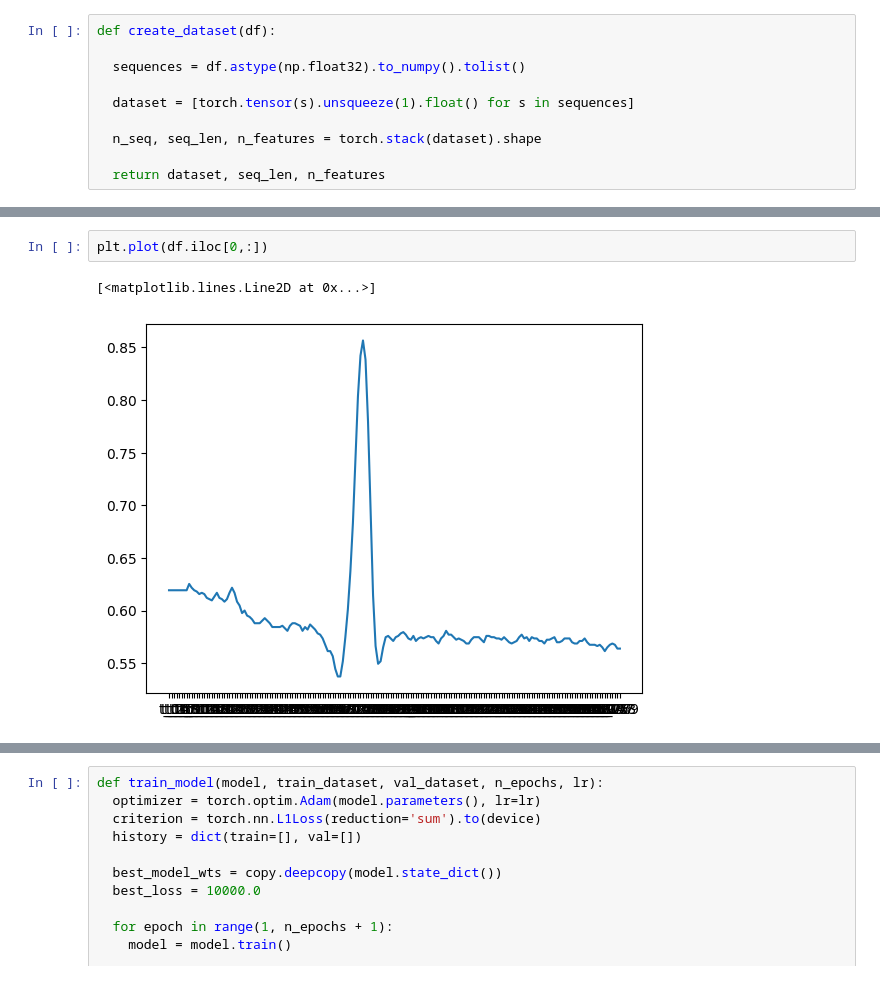
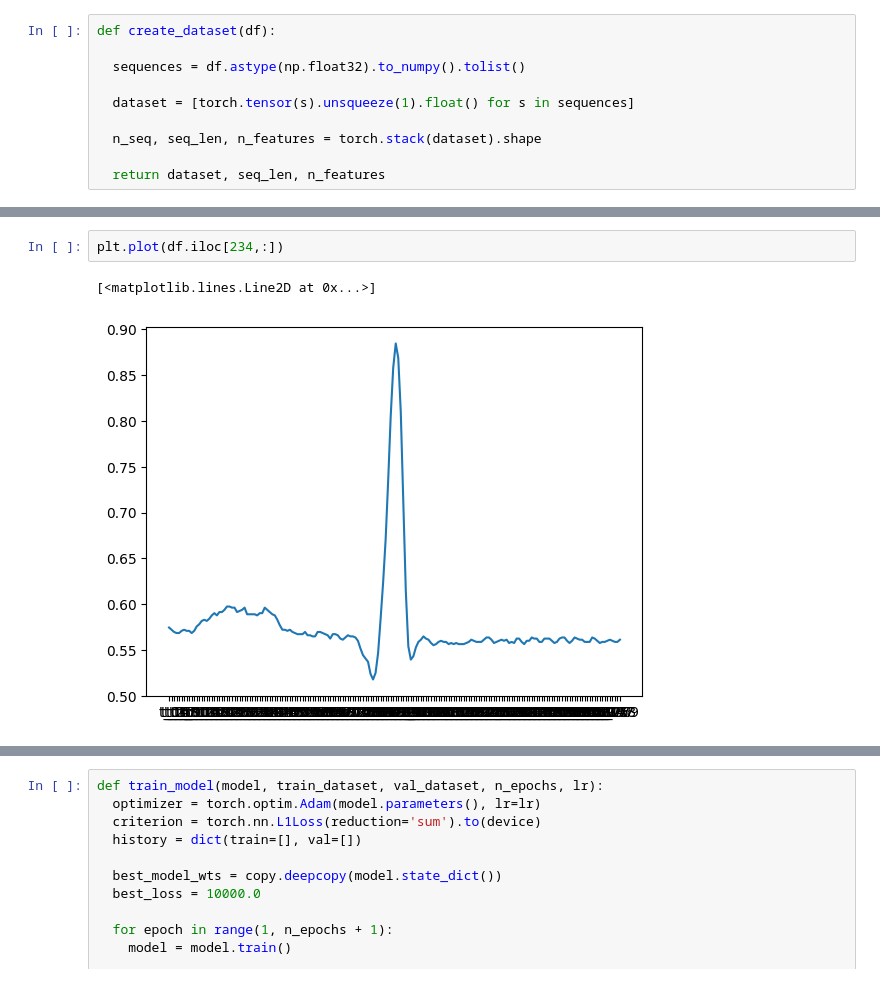
Before and after one commit to sjjtu/MAthesis, a Jupyter notebook: code/train_model.ipynb, the cells around one changed output, grey strips where cells are left out. Cells and saved outputs as stored; diff of their text form.

```diff
--- a/code/train_model.ipynb
+++ b/code/train_model.ipynb
@@ -42,9 +42,9 @@ t_179    0.563855
 Name: 0, Length: 180, dtype: float64
 # %%
-plt.plot(df.iloc[0,:])
+plt.plot(df.iloc[234,:])
 # %% [output]
 [<matplotlib.lines.Line2D at 0x...>]
-[figure, old version]
+[figure, new version]
 # %%
 device = torch.device("cuda" if torch.cuda.is_available() else "cpu")
 device
```
Also changed, not shown: parts of 6 cells of this notebook, 1 other file.
